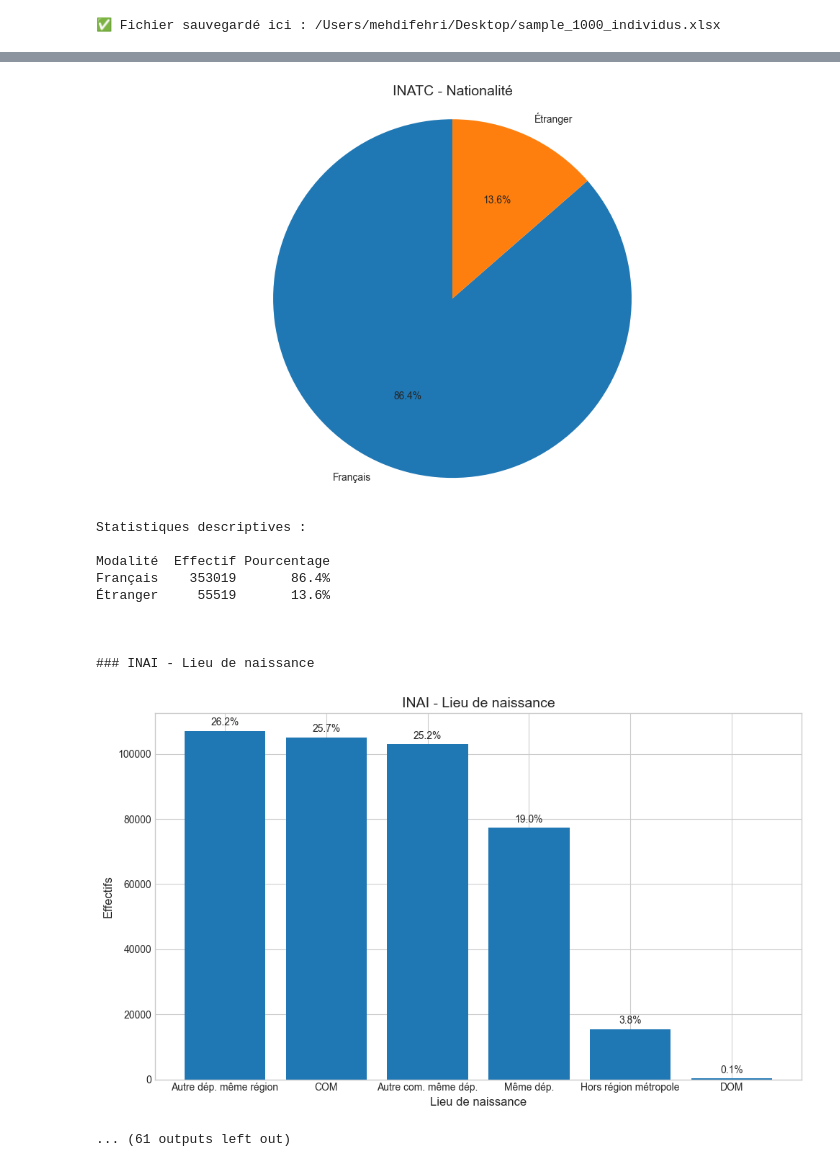
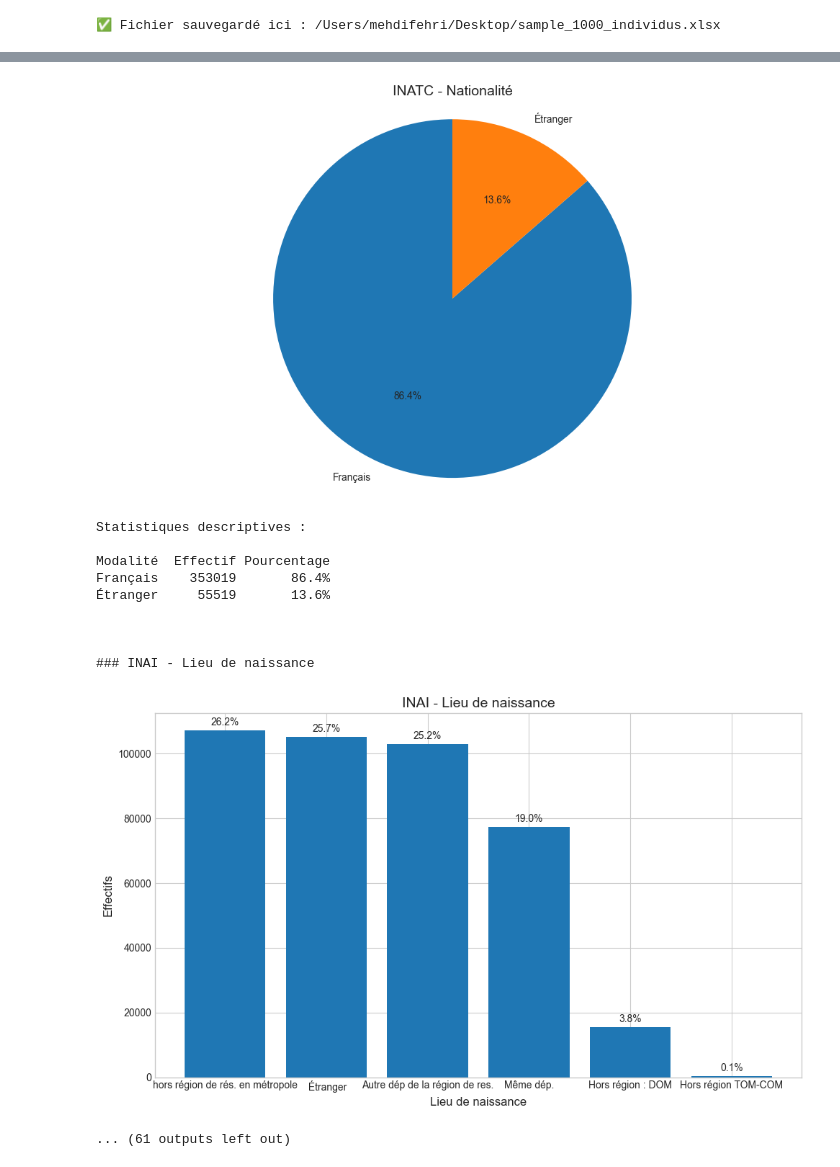
Before and after one commit to Midou94f/Projet_INSEE, a Jupyter notebook: projet_nestedlogit_mehdi.ipynb, the cells around one changed output, grey strips where cells are left out. Cells and saved outputs as stored; diff of their text form; code cells hidden in the pictures.

```diff
--- a/projet_nestedlogit_mehdi.ipynb
+++ b/projet_nestedlogit_mehdi.ipynb
@@ -439,8 +445,8 @@ codebook = {
     'STAT_CONJ': {1: 'Marié', 2: 'Pacsé', 3: 'Concubinage', 4: 'Veuf', 5: 'Divorcé', 6: 'Célibataire'},
     'IMMI': {1: 'Immigré', 2: 'Non immigré'},
     'INATC': {1: 'Français', 2: 'Étranger'},
-    'INAI': {1: 'Même dép.', 2: 'Autre com. même dép.', 3: 'Autre dép. même région',
-             4: 'Hors région métropole', 5: 'DOM', 6: 'COM', 7: 'Étranger', 'Z': 'Sans objet'},
+    'INAI': {1: 'Même dép.', 2: 'Autre dép de la région de res.', 3: 'hors région de rés. en métropole',
+             4: 'Hors région : DOM', 5: 'Hors région TOM-COM', 6: ' Étranger'},
     'ASCEN': {1: 'Oui', 2: 'Non', 'Y': 'Hors résidence principale', 'Z': 'Hors logement ordinaire'},
     'NENFR': {0: '0 enfant', 1: '1 enfant', 2: '2 enfants', 3: '3 enfants', 4: '4 enfants ou plus'},
 
@@ -1024,32 +1030,32 @@ Statistiques descriptives :
 Célibataire    284954       69.7%
     Divorcé     83167       20.4%
       Marié     16278        4.0%
        Veuf     13574        3.3%
 Concubinage      9200        2.3%
       Pacsé      1365        0.3%
 
 
 
 ### IMMI - Statut d'immigration
 [figure]
 Statistiques descriptives :
 
    Modalité  Effectif Pourcentage
 Non immigré    317911       77.8%
     Immigré     90627       22.2%
 
 
 
 ### INATC - Nationalité
 [figure]
 Statistiques descriptives :
 
 Modalité  Effectif Pourcentage
 Français    353019       86.4%
 Étranger     55519       13.6%
 
 
 
 ### INAI - Lieu de naissance
-[figure, old version]
+[figure, new version]
 ... (61 outputs left out)
```
Also changed, not shown: parts of 9 cells of this notebook.
